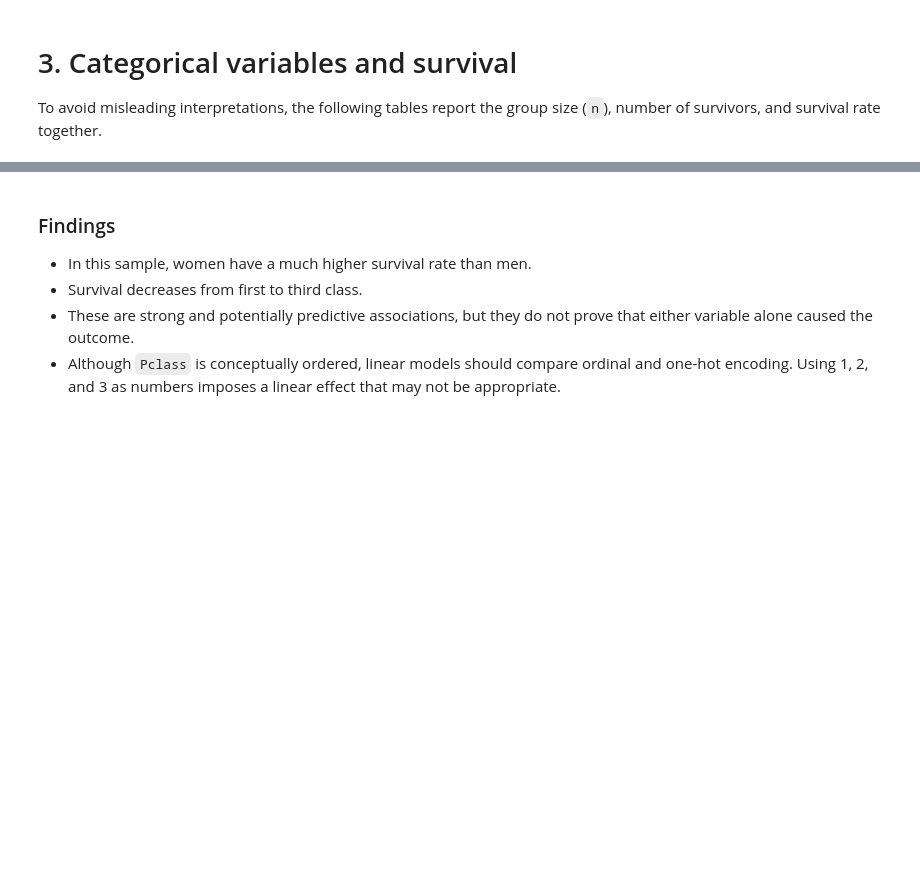
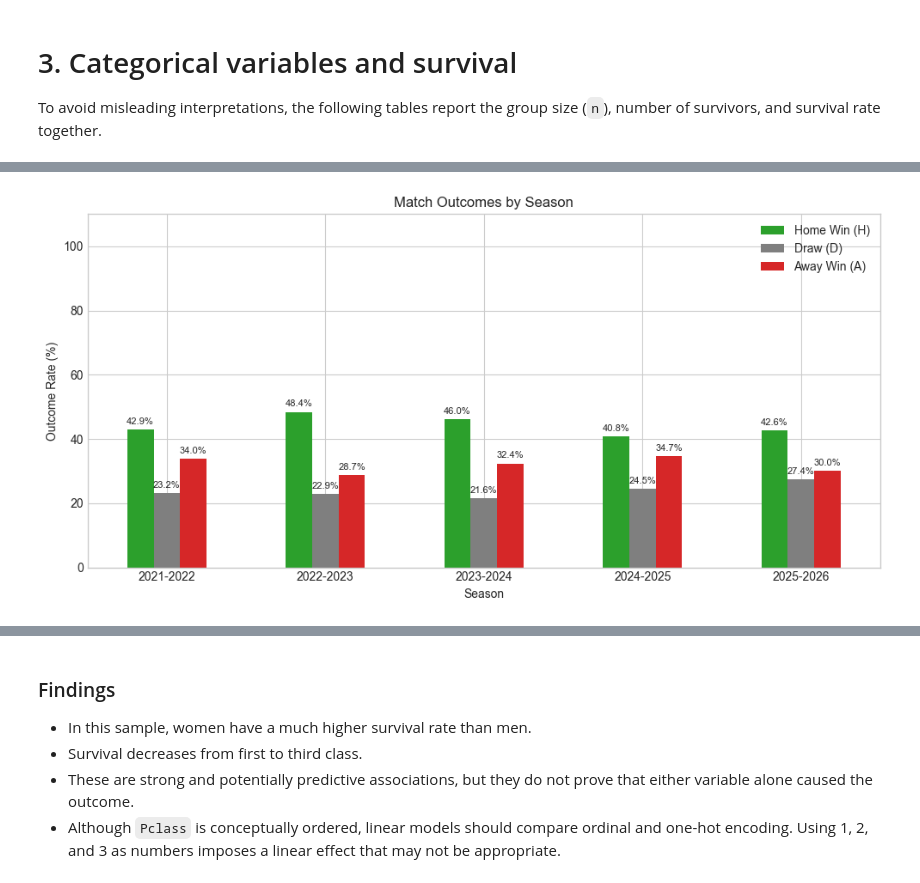
Before and after one commit to errodd/premier_league_football_predictor, a Jupyter notebook: notebooks/EDA.ipynb, the cells around one changed output, grey strips where cells are left out. Cells and saved outputs as stored; diff of their text form; code cells hidden in the pictures; blank space fills up the shorter version.

```diff
--- a/notebooks/EDA.ipynb
+++ b/notebooks/EDA.ipynb
@@ -156,14 +368,18 @@ display(class_summary)
+# %%
+columnas_pct = ["H_pct", "D_pct", "A_pct"]
+colores = ["#2CA02C", "#7F7F7F", "#D62728"] # Verde (H), Gris (D), Rojo (A)
+leyenda_nombres = ["Home Win (H)", "Draw (D)", "Away Win (A)"]
 # %%
-fig, axes = plt.subplots(1, 2, figsize=(11, 4), sharey=True)
+fig, ax = plt.subplots(figsize=(10, 5))
 
-sex_summary["survival_pct"].plot(kind="bar", ax=axes[0], color="#72B7B2", rot=0)
-axes[0].set(title="Survival by sex", xlabel="", ylabel="Survival rate (%)", ylim=(0, 100))
+season_ftr_summary[columnas_pct].plot(kind="bar", ax=ax, color=colores, rot=0)
+ax.set(title="Match Outcomes by Season", xlabel="Season", ylabel="Outcome Rate (%)", ylim=(0, 110))
+ax.legend(leyenda_nombres)
 
-class_summary["survival_pct"].plot(kind="bar", ax=axes[1], color="#F2CF5B", rot=0)
-axes[1].set(title="Survival by passenger class", xlabel="Passenger class", ylabel="")
-
-for ax in axes:
-    ax.bar_label(ax.containers[0], fmt="%.1f%%", padding=3)
+for container in ax.containers:
+    ax.bar_label(container, fmt="%.1f%%", padding=3, size=8)
 
 plt.tight_layout()
 plt.show()
+# %% [output]
+[figure, added]
```
Also changed, not shown: parts of 22 cells of this notebook, 2 other files.
